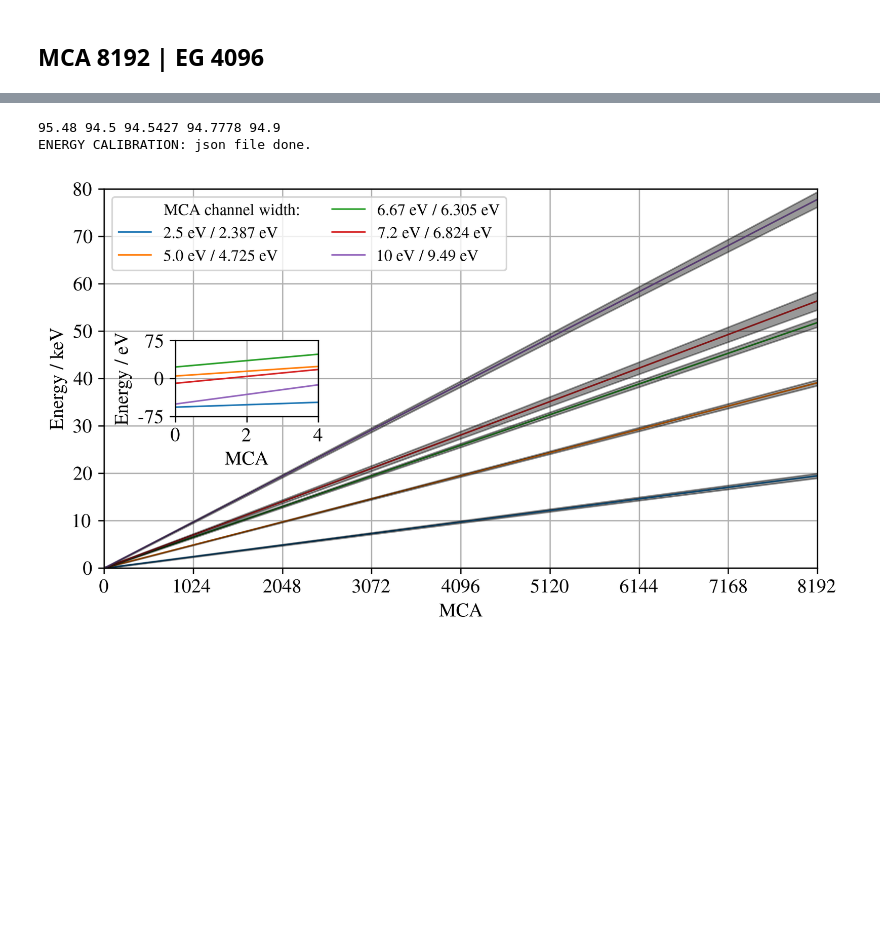
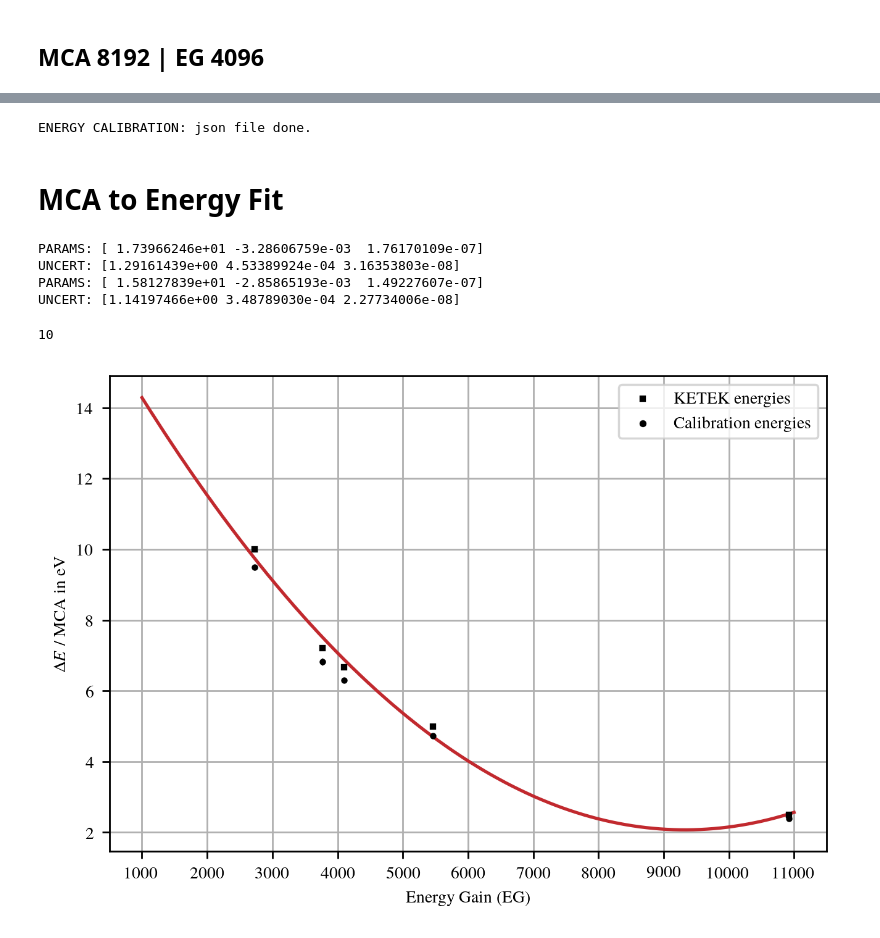
Before and after one commit to SirPhoenix007/IBA-Bonn, a Jupyter notebook: Study_2602_PIXEDetector/PIXE_EnergyCal.ipynb, the cells around one changed output, grey strips where cells are left out. Drawn from its saved outputs; the diff is of its cells as text; code cells hidden in the pictures; blank space fills up the shorter version.

```diff
--- a/Study_2602_PIXEDetector/PIXE_EnergyCal.ipynb
+++ b/Study_2602_PIXEDetector/PIXE_EnergyCal.ipynb
@@ -1182,10 +1180,58 @@ def EnergyCal_Overview_BD(data:dict):
 
     plt.show()
 # %%
-print(round(100*(2.387/2.5),4),round(100*(4.725/5),4),round(100*(6.306/6.67),4),round(100*(6.824/7.2),4),round(100*(9.49/10),4))
+# print(round(100*(2.387/2.5),4),round(100*(4.725/5),4),round(100*(6.306/6.67),4),round(100*(6.824/7.2),4),round(100*(9.49/10),4))
 EnergyCal_toJson(energy_data)
-EnergyCal_Overview_BD(energy_data)
+# EnergyCal_Overview_BD(energy_data)
 # %% [output]
-95.48 94.5 94.5427 94.7778 94.9
 ENERGY CALIBRATION: json file done.
-[figure, removed]
+# %% [markdown]
+# MCA to Energy Fit
+# %%
+def MCA_Energy_Fit(energy_data):
+    DPI = 250
+    plt.figure(figsize=(6,4), dpi=DPI)
+    e_EG, e_ketek, e_param, e_paramUn = [],[],[],[]
+
+    for i in range(1,6):
+        plt.scatter(energy_data[str(i)]['EG'], energy_data[str(i)]['E_ketek'], s=10, marker='s', lw=0.1, color='black', zorder=3)
+        plt.errorbar(energy_data[str(i)]['EG'], energy_data[str(i)]['param'][1], yerr=energy_data[str(i)]['paramUn'][1], markersize=2, marker='o', lw=0.4, color='black', zorder=3)
+
+        e_EG.append(energy_data[str(i)]['EG'])
+        e_ketek.append(energy_data[str(i)]['E_ketek'])
+        e_param.append(energy_data[str(i)]['param'][1])
+        e_paramUn.append(energy_data[str(i)]['paramUn'][1])
+
+    init_values_ketek = [2.5,0.1,-10]
+    init_values_param = [2.5,0.1,-9]
+    e_EG_err = np.array([0.1]*len(e_EG))
+    e_ketek_err = np.array([0.1]*len(e_EG))
+
+    beta_ketek = evaluator_scipy(func=energy_func, beta0_list=init_values_ketek, x=e_EG, y=e_ketek, xerr=e_EG_err, yerr=e_ketek_err)
+    beta_param = evaluator_scipy(func=energy_func, beta0_list=init_values_param, x=e_EG, y=e_param, xerr=e_EG_err, yerr=e_paramUn)
+
+    eg_lin = np.linspace(1000,11000,2500)
+
+    plt.plot(eg_lin, energy_func(beta_ketek['param'], eg_lin), color=color_schemes['c_rainbow'][1])
+
+    plt.scatter([],[], s=10, marker='s', lw=0.1, color='black', zorder=3, label=f'KETEK energies')
+    plt.scatter([],[], s=10, marker='o', lw=0.1, color='black', zorder=3, label=f'Calibration energies')
+
+    plt.xlabel('Energy Gain (EG)')
+    plt.ylabel(r'$\Delta E$ / MCA in eV')
+
+    plt.xticks(np.arange(1000,12000,1000),np.arange(1000,12000,1000))
+    # plt.yticks(np.arange(2.0,20.0,0.5),np.arange(2.0,20.0,0.5))
+
+    plt.legend()
+    plt.grid()
+    return 10
+# %%
+MCA_Energy_Fit(energy_data)
+# %% [output]
+PARAMS: [ 1.73966246e+01 -3.28606759e-03  1.76170109e-07]
+UNCERT: [1.29161439e+00 4.53389924e-04 3.16353803e-08]
+PARAMS: [ 1.58127839e+01 -2.85865193e-03  1.49227607e-07]
+UNCERT: [1.14197466e+00 3.48789030e-04 2.27734006e-08]
+10
+[figure, added]
```
Also changed, not shown: parts of 7 cells of this notebook, 18 other files.
